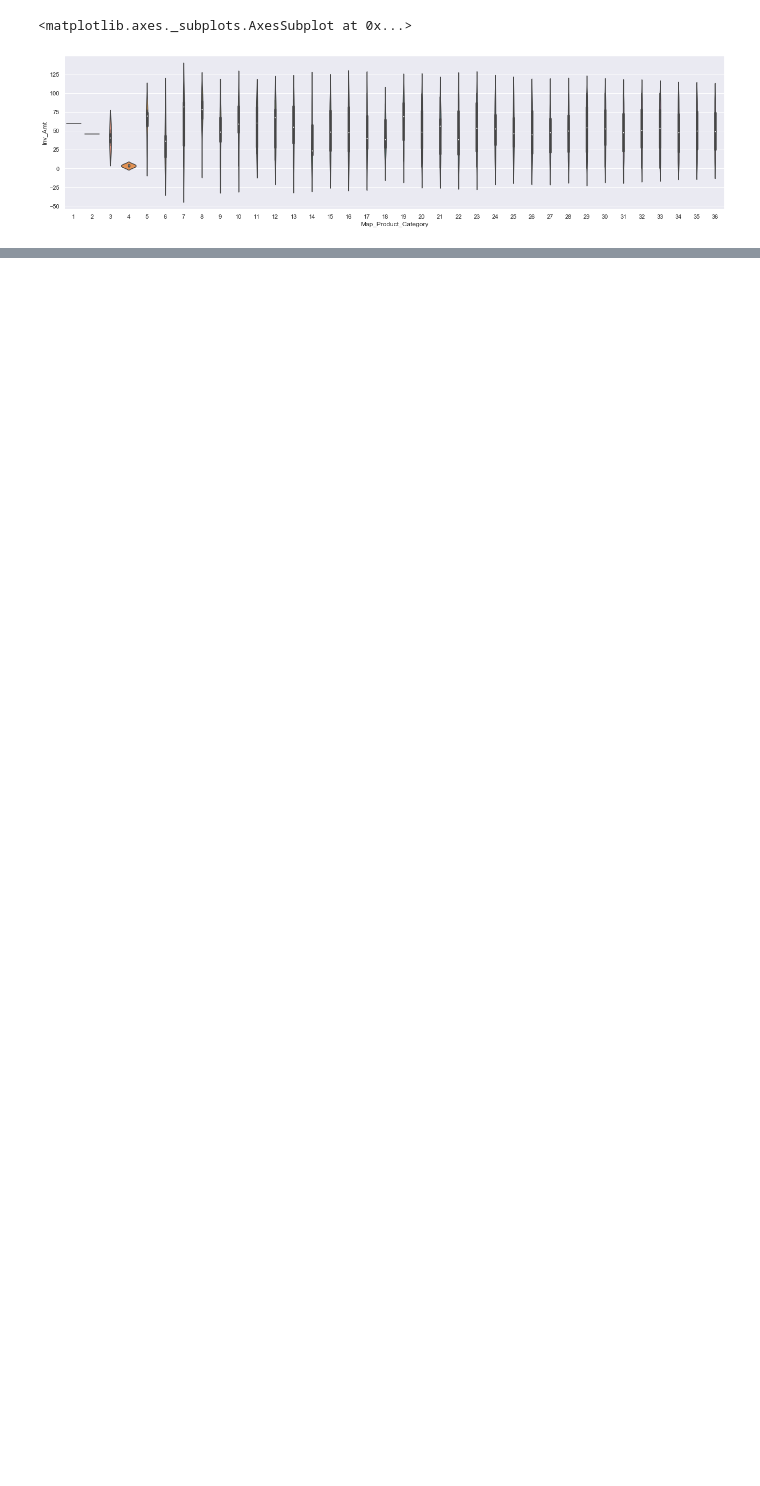
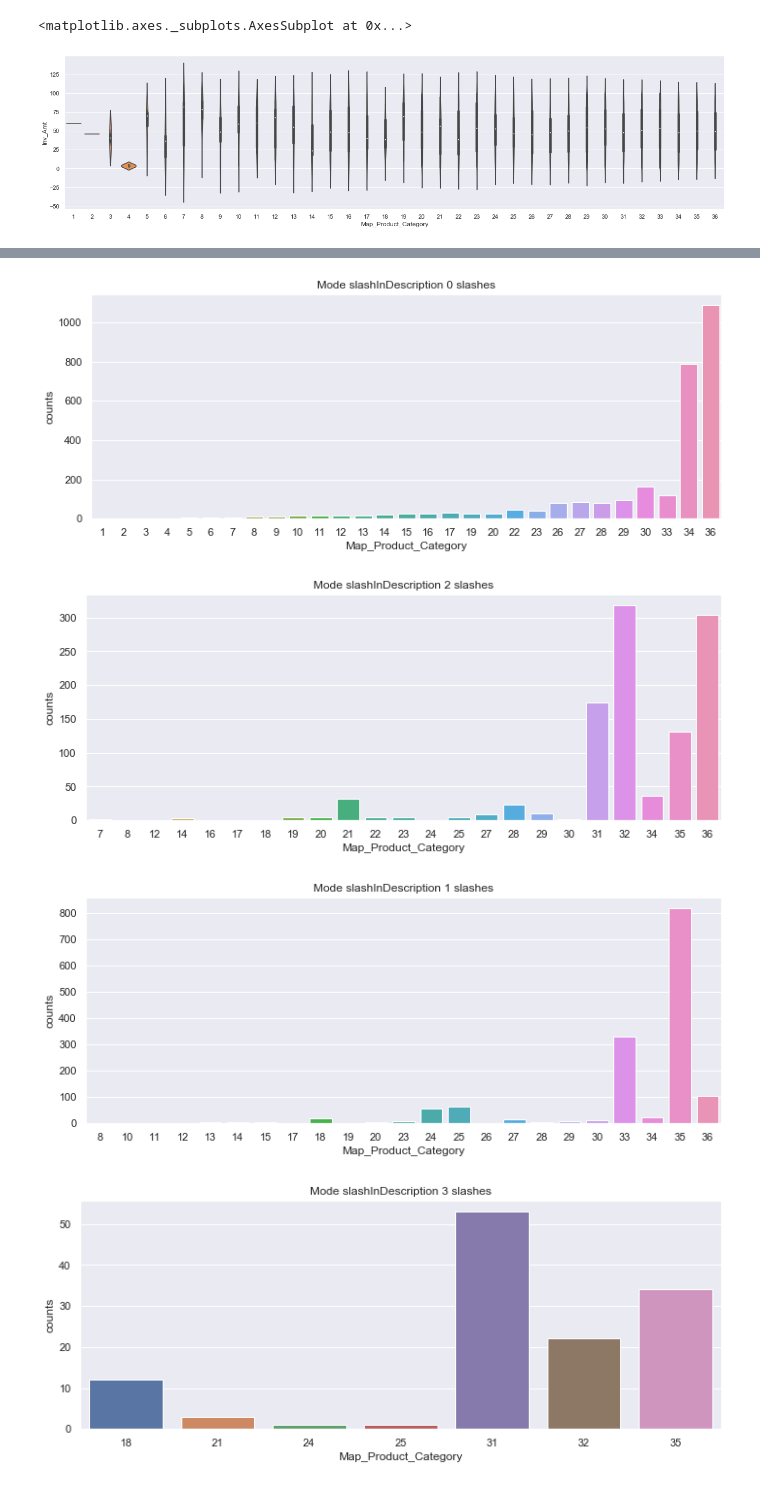
Before and after one commit to miguelmayhem92/InvoiceClass_prediction, a Jupyter notebook: Research_env/PIC_EDA.ipynb, the cells around one changed output, grey strips where cells are left out. Cells and saved outputs as stored; diff of their text form; code cells hidden in the pictures; blank space fills up the shorter version.

```diff
--- a/Research_env/PIC_EDA.ipynb
+++ b/Research_env/PIC_EDA.ipynb
@@ -222,0 +218,8 @@ sns.violinplot(data=train_data, x =  'Map_Product_Category',y = 'Inv_Amt')
+# %%
+def count_character(x, value):
+    return x.count(value)
+# %%
+pd.set_option('display.max_colwidth', None)
+tmp_analysis = train_data[['Inv_Id','Map_Product_Category','Product_Category','Item_Description']]
+# %%
+tmp_analysis['slashInDescription'] = tmp_analysis.apply(lambda x: count_character(x.Item_Description, '/'),axis = 1)
@@ -222,0 +252,12 @@ sns.violinplot(data=train_data, x =  'Map_Product_Category',y = 'Inv_Amt')
+# %%
+to_plot = tmp_analysis.groupby(['Map_Product_Category','slashInDescription'], as_index = False).agg(counts = ('Inv_Id','count'))
+# %%
+for i in to_plot.slashInDescription.unique():
+    sns.set(rc={'figure.figsize':(11.7,4.27)})
+    sns.barplot( data= to_plot[to_plot.slashInDescription == i], y="counts", x = 'Map_Product_Category').set_title(f"Mode slashInDescription {i} slashes")
+    plt.show()
+# %% [output]
+[figure, added]
+[figure, added]
+[figure, added]
+[figure, added]
```
Also changed, not shown: parts of 69 cells of this notebook, 43 other files.
